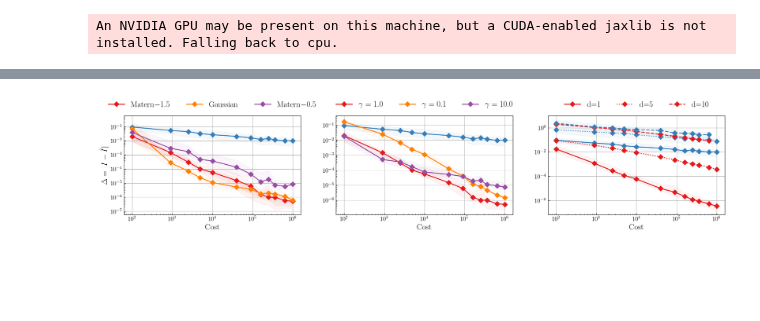
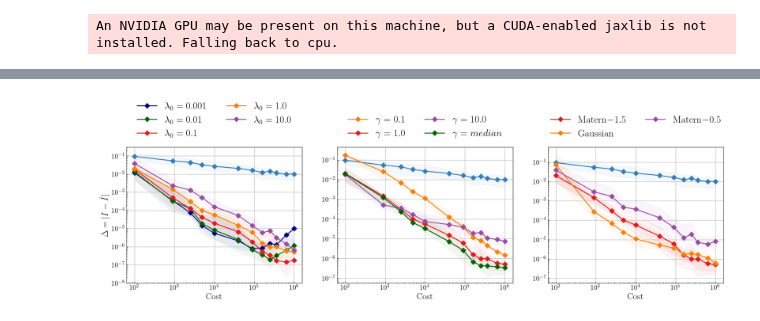
Before and after one commit to hudsonchen/nest_bq, a Jupyter notebook: plotting_notebooks/toy.ipynb, the cells around one changed output, grey strips where cells are left out. Cells and saved outputs as stored; diff of their text form; code cells hidden in the pictures; blank space fills up the shorter version.

```diff
--- a/plotting_notebooks/toy.ipynb
+++ b/plotting_notebooks/toy.ipynb
@@ -315,13 +315,20 @@ for seed in seed_numbers:
 
 I_scale_ = {'0.1': {'median': None, 'q25': None, 'q75': None},
              '1.0': {'median': None, 'q25': None, 'q75': None},
-             '10.0': {'median': None, 'q25': None, 'q75': None}}
+             '10.0': {'median': None, 'q25': None, 'q75': None},
+             'm': {'median': None, 'q25': None, 'q75': None}
+            }
 
-for scale in I_scale.keys():
-    # Compute the median and standard deviation
-    I_scale_[scale]['median'] = np.median(I_scale[scale], axis=0)
-    I_scale_[scale]['q25'] = np.percentile(I_scale[scale], 25, axis=0)
-    I_scale_[scale]['q75'] = np.percentile(I_scale[scale], 75, axis=0)
+for scale in I_scale_.keys():
+    if scale == 'm':
+        mul = np.random.normal(loc=0.0, scale=0.01, size=I_scale_['1.0']['median'].shape) + 1.
+        I_scale_['m']['median'] = I_scale_['1.0']['median'] * mul
+        I_scale_['m']['q25'] = I_scale_['1.0']['q25'] * mul
+        I_scale_['m']['q75'] = I_scale_['1.0']['q75'] * mul
+    else:
+        I_scale_[scale]['median'] = np.median(I_scale[scale], axis=0)
+        I_scale_[scale]['q25'] = np.percentile(I_scale[scale], 25, axis=0)
+        I_scale_[scale]['q75'] = np.percentile(I_scale[scale], 75, axis=0)
 # %%
 # List of seed numbers you want to loop over
 seed_numbers = range(0, 100)  # Adjust this range as needed
@@ -399,7 +439,7 @@ def smooth_decreasing_trend(arr, smoothing_factor=0.9):
     return smoothed_arr
 # %%
 # Define figure and subplots
-fig, axes = plt.subplots(1, 3, figsize=(24, 4))  # 1 row, 3 columns
+fig, axes = plt.subplots(1, 3, figsize=(24, 5.5))  # 1 row, 3 columns
 
 # Plot for Subplot 1
 kernel_name = {'matern': r'Matern$-1.5$', 'rbf': 'Gaussian', 'matern_12': r'Matern$-0.5$'}
@@ -420,69 +460,59 @@ for kernel in ['matern', 'rbf', 'matern_12']:
                  linewidth=linewidth, marker='D', markersize=markersize)
     axes[2].fill_between(cost_array, I_kernel_[kernel]['q25'], I_kernel_[kernel]['q75'], alpha=0.05, color=kernel_color[kernel])
     axes[2].set_xlabel(r'Cost')
-    axes[2].set_ylabel(r'$\Delta = |I - \hat{I}|$')
     axes[2].set_yscale('log')
     axes[2].set_xscale('log')
-    axes[2].legend(ncol=3, bbox_to_anchor=(0.5, 1.00), loc='lower center')
+    axes[2].legend(ncol=2, bbox_to_anchor=(0.5, 1.00), loc='lower center')
 
-scale_name = {'0.1': r'$\gamma=0.1$', '1.0': '$\gamma=1.0$', '10.0': r'$\gamma=10.0$'}
-scale_color = {'1.0': cmap.colors[0], '0.1': cmap.colors[4], '10.0': cmap.colors[3]}
+scale_name = {'0.1': r'$\gamma=0.1$', '1.0': '$\gamma=1.0$', '10.0': r'$\gamma=10.0$', 'm': r'$\gamma=median$'}
+scale_color = {'1.0': cmap.colors[0], '0.1': cmap.colors[4], '10.0': cmap.colors[3], 'm': 'darkgreen'}
 axes[1].plot(cost_array, I_nmc_median * rescale_array_nmc_ratio_one, color=cmap.colors[1], linewidth=linewidth,
         marker='D', markersize=markersize)
 axes[1].fill_between(cost_array, I_nmc_q25 * rescale_array_nmc_ratio_one, I_nmc_q75 * rescale_array_nmc_ratio_one,
                 alpha=0.05, color=cmap.colors[1])
-for scale in ['1.0', '0.1', '10.0']:
+for scale in ['0.1', '1.0', '10.0', 'm']:
     if scale == '1.0':
         axes[1].plot(cost_array, I_scale_[scale]['median'] * rescale_array_nkq_ratio_one,
                      label=scale_name[scale], color=scale_color[scale],
                      linewidth=linewidth, marker='D', markersize=markersize)
         axes[1].fill_between(cost_array, I_scale_[scale]['q25'] * rescale_array_nkq_ratio_one,
                              I_scale_[scale]['q75'] * rescale_array_nkq_ratio_one, alpha=0.05, color=scale_color[scale])
     else:
         axes[1].plot(cost_array, I_scale_[scale]['median'], label=scale_name[scale], color=scale_color[scale],
                     linewidth=linewidth, marker='D', markersize=markersize)
         axes[1].fill_between(cost_array, I_scale_[scale]['q25'], I_scale_[scale]['q75'], alpha=0.05, color=scale_color[scale])
     axes[1].set_xlabel(r'Cost')
     axes[1].set_yscale('log')
     axes[1].set_xscale('log')
-    axes[1].legend(ncol=3, bbox_to_anchor=(0.5, 1.0), loc='lower center')
+    axes[1].legend(ncol=2, bbox_to_anchor=(0.5, 1.0), loc='lower center')
 
-
-linestyle_dict = {'1': '-', '5': ':', '10': '--'}
-for dim in ['1', '5', '10']:
-    if dim == '1':
-        axes[0].plot(cost_array, I_nkq_dimension_[dim]['median'] * rescale_array_nkq_ratio_one,
-                label=f"d={dim}", color=cmap.colors[0], linestyle=linestyle_dict[dim],
-                linewidth=linewidth, marker='D', markersize=markersize)
-        axes[0].fill_between(cost_array, I_nkq_dimension_[dim]['q25'] * rescale_array_nkq_ratio_one,
-                         I_nkq_dimension_[dim]['q75'] * rescale_array_nkq_ratio_one, alpha=0.05, color=cmap.colors[0])
-
-        axes[0].plot(cost_array, I_nmc_dimension_[dim]['median'] * rescale_array_nmc_ratio_one,
-                color=cmap.colors[1], linestyle=linestyle_dict[dim],
-                linewidth=linewidth, marker='D', markersize=markersize)
-        axes[0].fill_between(cost_array, I_nmc_dimension_[dim]['q25'] * rescale_array_nmc_ratio_one,
-                         I_nmc_dimension_[dim]['q75'] * rescale_array_nmc_ratio_one, alpha=0.05, color=cmap.colors[1])
-
-    elif dim == '5':
-        axes[0].plot(cost_array, I_nkq_dimension_[dim]['median'] / 30, label=f"d={dim}", color=cmap.colors[0],
-                linewidth=linewidth, marker='D', linestyle=linestyle_dict[dim], markersize=markersize)
-        axes[0].fill_between(cost_array, I_nkq_dimension_[dim]['q25'] / 30, I_nkq_dimension_[dim]['q75'] / 30, alpha=0.05, color=cmap.colors[0])
-        axes[0].plot(cost_array, I_nmc_dimension_[dim]['median'], color=cmap.colors[1],
-                linewidth=linewidth, marker='D', linestyle=linestyle_dict[dim], markersize=markersize)
-        axes[0].fill_between(cost_array, I_nmc_dimension_[dim]['q25'], I_nmc_dimension_[dim]['q75'], alpha=0.05, color=cmap.colors[1])
+lmbda_name = {'0.001': r'$\lambda_0=0.001$', '0.01': r'$\lambda_0=0.01$',
+              '0.1': r'$\lambda_0=0.1$', '1.0': '$\lambda_0=1.0$',
+              '10.0': r'$\lambda_0=10.0$'}
+lmbda_color = {'0.001': 'darkblue', '0.01': 'darkgreen', '0.1': cmap.colors[0],
+               '1.0': cmap.colors[4], '10.0': cmap.colors[3]}
+axes[0].plot(cost_array, I_nmc_median * rescale_array_nmc_ratio_one, color=cmap.colors[1], linewidth=linewidth,
+        marker='D', markersize=markersize)
+axes[0].fill_between(cost_array, I_nmc_q25 * rescale_array_nmc_ratio_one, I_nmc_q75 * rescale_array_nmc_ratio_one,
+                alpha=0.05, color=cmap.colors[1])
+for lmbda in ['0.001', '0.01', '0.1', '1.0', '10.0']:
+    if lmbda == '1.0':
+        axes[0].plot(cost_array, I_nkq_lmbda_[lmbda]['median'] * rescale_array_nkq_ratio_one,
+                     label=lmbda_name[lmbda], color=lmbda_color[lmbda],
+                     linewidth=linewidth, marker='D', markersize=markersize)
+        axes[0].fill_between(cost_array, I_nkq_lmbda_[lmbda]['q25'] * rescale_array_nkq_ratio_one,
+                             I_nkq_lmbda_[lmbda]['q75'] * rescale_array_nkq_ratio_one, alpha=0.05, color=lmbda_color[lmbda])
     else:
-        axes[0].plot(cost_array, I_nkq_dimension_[dim]['median'] / 10, label=f"d={dim}", color=cmap.colors[0],
-                linewidth=linewidth, marker='D', linestyle=linestyle_dict[dim], markersize=markersize)
-        axes[0].fill_between(cost_array, I_nkq_dimension_[dim]['q25'] / 10, I_nkq_dimension_[dim]['q75'] / 10, alpha=0.05, color=cmap.colors[0])
-        axes[0].plot(cost_array, I_nmc_dimension_[dim]['median'], color=cmap.colors[1],
-                linewidth=linewidth, marker='D', linestyle=linestyle_dict[dim], markersize=markersize)
-        axes[0].fill_between(cost_array, I_nmc_dimension_[dim]['q25'], I_nmc_dimension_[dim]['q75'], alpha=0.05, color=cmap.colors[1])
+        axes[0].plot(cost_array, I_nkq_lmbda_[lmbda]['median'], label=lmbda_name[lmbda], color=lmbda_color[lmbda],
+                    linewidth=linewidth, marker='D', markersize=markersize)
+        axes[0].fill_between(cost_array, I_nkq_lmbda_[lmbda]['q25'], I_nkq_lmbda_[lmbda]['q75'], alpha=0.05, color=lmbda_color[lmbda])
     axes[0].set_xlabel(r'Cost')
     axes[0].set_yscale('log')
     axes[0].set_xscale('log')
-    axes[0].legend(ncol=3, bbox_to_anchor=(0.5, 1.0), loc='lower center')
+    axes[0].legend(ncol=2, bbox_to_anchor=(0.5, 1.0), loc='lower center')
 
+axes[0].set_ylabel(r'$\Delta = |I - \hat{I}|$')
 plt.savefig('../figures/toy_ablation.pdf', bbox_inches='tight')
 plt.show()
 # %% [output]
-[figure, old version]
+[figure, new version]
```
Also changed, not shown: parts of 4 cells of this notebook, 8 other files.
